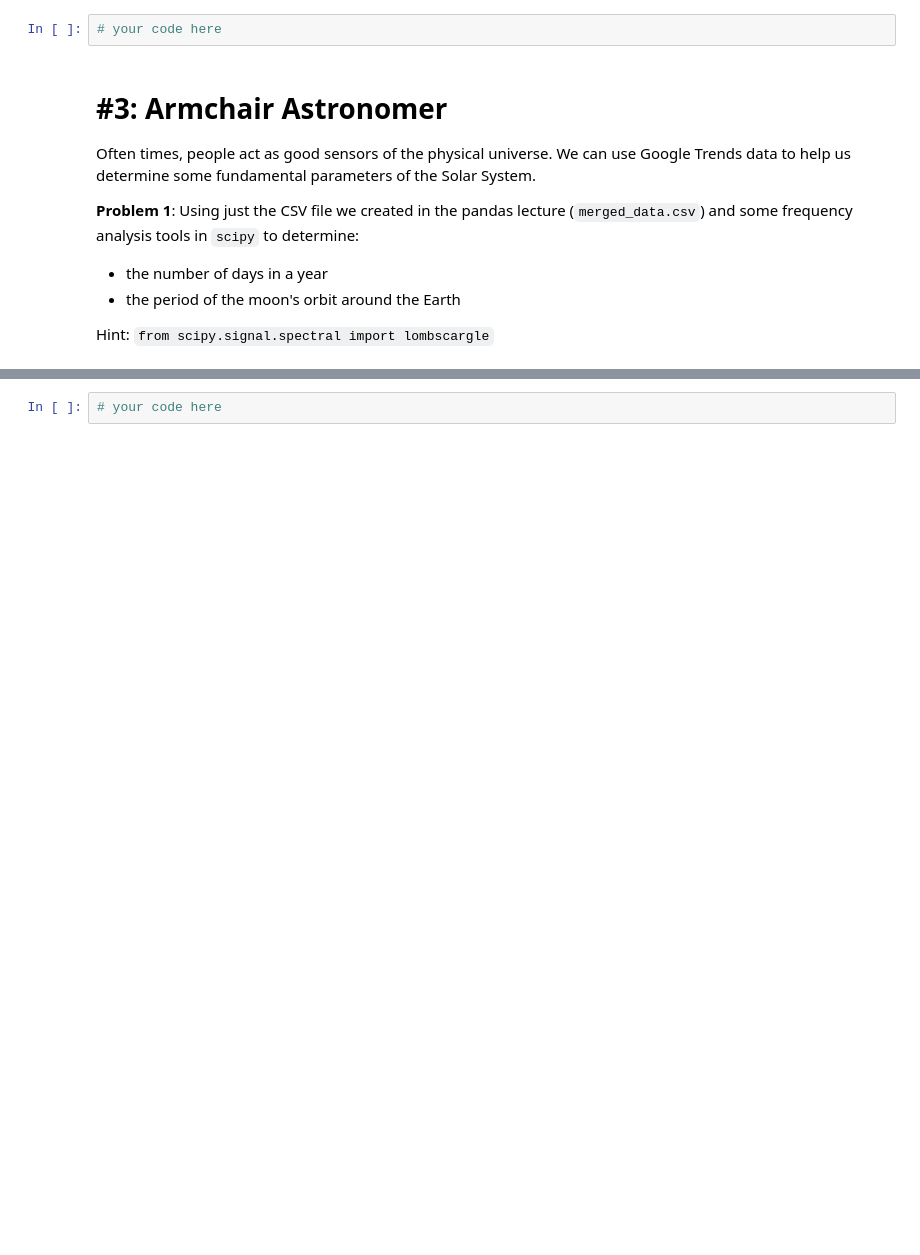
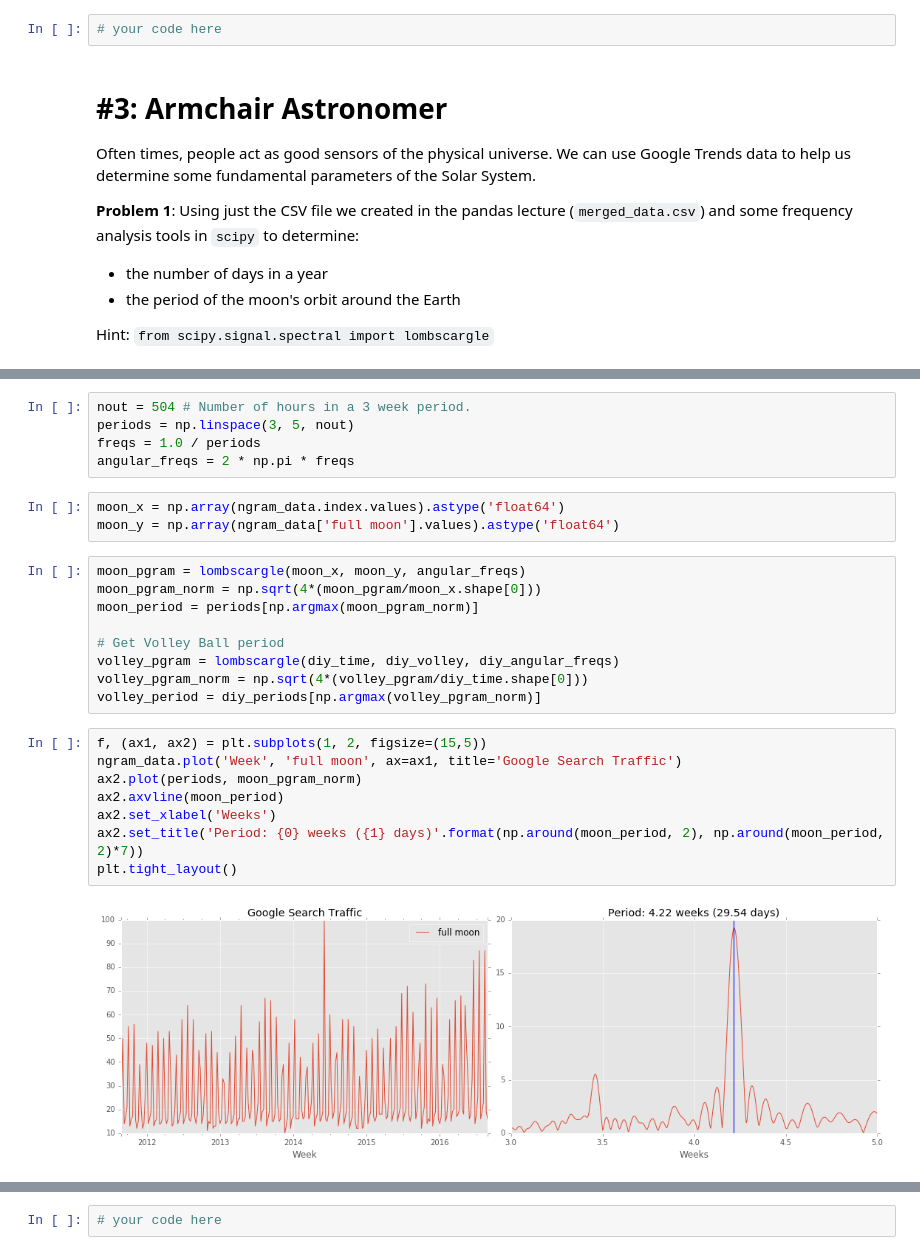
Before and after one commit to danlurie/py4sci_homework, a Jupyter notebook: hw_1/hw_1_assignment.ipynb, the cells around one changed output, grey strips where cells are left out. Cells and saved outputs as stored; diff of their text form; blank space fills up the shorter version.

```diff
--- a/hw_1/hw_1_assignment.ipynb
+++ b/hw_1/hw_1_assignment.ipynb
@@ -337,3 +385,30 @@ Hint: `from scipy.signal.spectral import lombscargle`
+# %%
+nout = 504 # Number of hours in a 3 week period.
+periods = np.linspace(3, 5, nout)
+freqs = 1.0 / periods
+angular_freqs = 2 * np.pi * freqs
+# %%
+moon_x = np.array(ngram_data.index.values).astype('float64')
+moon_y = np.array(ngram_data['full moon'].values).astype('float64')
+# %%
+moon_pgram = lombscargle(moon_x, moon_y, angular_freqs)
+moon_pgram_norm = np.sqrt(4*(moon_pgram/moon_x.shape[0]))
+moon_period = periods[np.argmax(moon_pgram_norm)]
+
+# Get Volley Ball period
+volley_pgram = lombscargle(diy_time, diy_volley, diy_angular_freqs)
+volley_pgram_norm = np.sqrt(4*(volley_pgram/diy_time.shape[0]))
+volley_period = diy_periods[np.argmax(volley_pgram_norm)]
+# %%
+f, (ax1, ax2) = plt.subplots(1, 2, figsize=(15,5))
+ngram_data.plot('Week', 'full moon', ax=ax1, title='Google Search Traffic')
+ax2.plot(periods, moon_pgram_norm)
+ax2.axvline(moon_period)
+ax2.set_xlabel('Weeks')
+ax2.set_title('Period: {0} weeks ({1} days)'.format(np.around(moon_period, 2), np.around(moon_period, 2)*7))
+plt.tight_layout()
+# %% [output]
+[figure, added]
 # %% [markdown]
 # #4: Reproducing some insights about the Election
 
```
Also changed, not shown: parts of 18 cells of this notebook.
